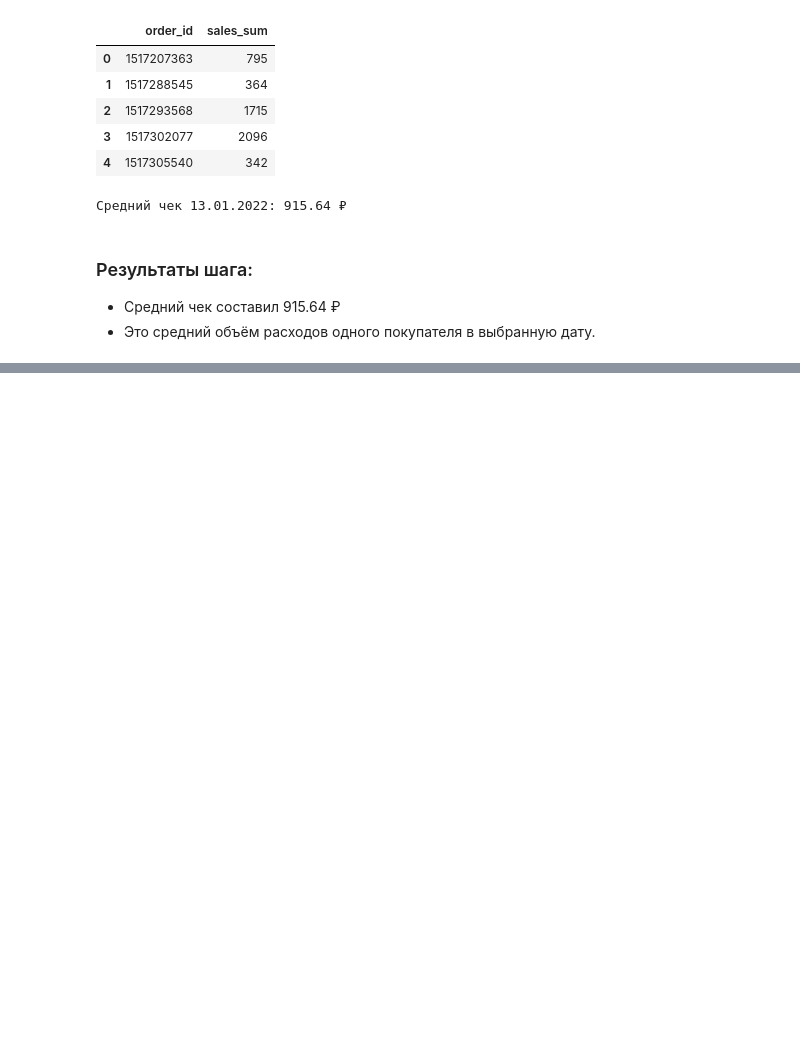
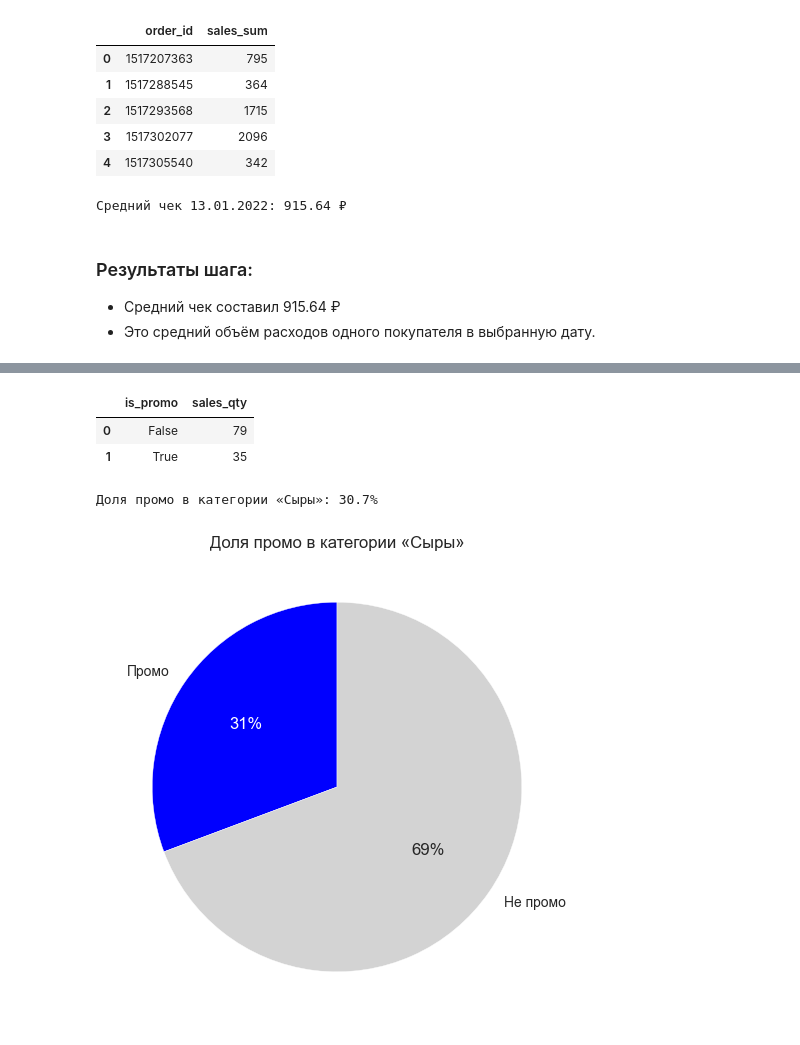
Before and after one commit to mkudim/Samokat_analysis, a Jupyter notebook: notebooks/Samokat_analysis.ipynb, the cells around one changed output, grey strips where cells are left out. Drawn from its saved outputs; the diff is of its cells as text; code cells hidden in the pictures; blank space fills up the shorter version.

```diff
--- a/notebooks/Samokat_analysis.ipynb
+++ b/notebooks/Samokat_analysis.ipynb
@@ -388,0 +395,4 @@ print(f"Средний чек 13.01.2022: {average_check:.2f} ₽")
+# %%
+# Делаем фильтр на категорию "Сыры"
+cheese_df = df[df['level1'] == 'Сыры']
+cheese_df.head()
@@ -388,0 +406,51 @@ print(f"Средний чек 13.01.2022: {average_check:.2f} ₽")
+# %%
+# Считаем продажи в штуках для промо-акции и не промо
+promo_vs_regular = (
+    cheese_df.groupby('is_promo')['sales_qty']
+             .sum()
+             .reset_index()
+)
+
+promo_vs_regular
+# %% [output]
+|  | is_promo | sales_qty |
+| 0 | False | 79 |
+| 1 | True | 35 |
+# %%
+# Считаем долю промо
+promo_qty = promo_vs_regular.loc[promo_vs_regular['is_promo'] == True, 'sales_qty'].values[0]
+total_qty = promo_vs_regular['sales_qty'].sum()
+
+promo_share = promo_qty / total_qty
+print(f"Доля промо в категории «Сыры»: {promo_share:.1%}")
+# %% [output]
+Доля промо в категории «Сыры»: 30.7%
+# %%
+# Строим pie-chart
+plt.figure(figsize=(6, 6))
+
+labels = ['Промо', 'Не промо']
+sizes = [
+    promo_vs_regular.loc[promo_vs_regular['is_promo'] == True, 'sales_qty'].values[0],
+    promo_vs_regular.loc[promo_vs_regular['is_promo'] == False, 'sales_qty'].values[0]
+]
+
+colors = ['blue', 'lightgray']
+
+def format_pct(pct):
+    return f'{pct:.0f}%'
+
+wedges, texts, autotexts = plt.pie(
+    sizes,
+    labels=labels,
+    autopct=format_pct,
+    startangle=90,
+    colors=colors
+)
+
+autotexts[0].set_color('white')
+
+plt.title('Доля промо в категории «Сыры»')
+plt.show()
+# %% [output]
+[figure, added]
```
Also changed, not shown: parts of 23 cells of this notebook, 1 other file.
